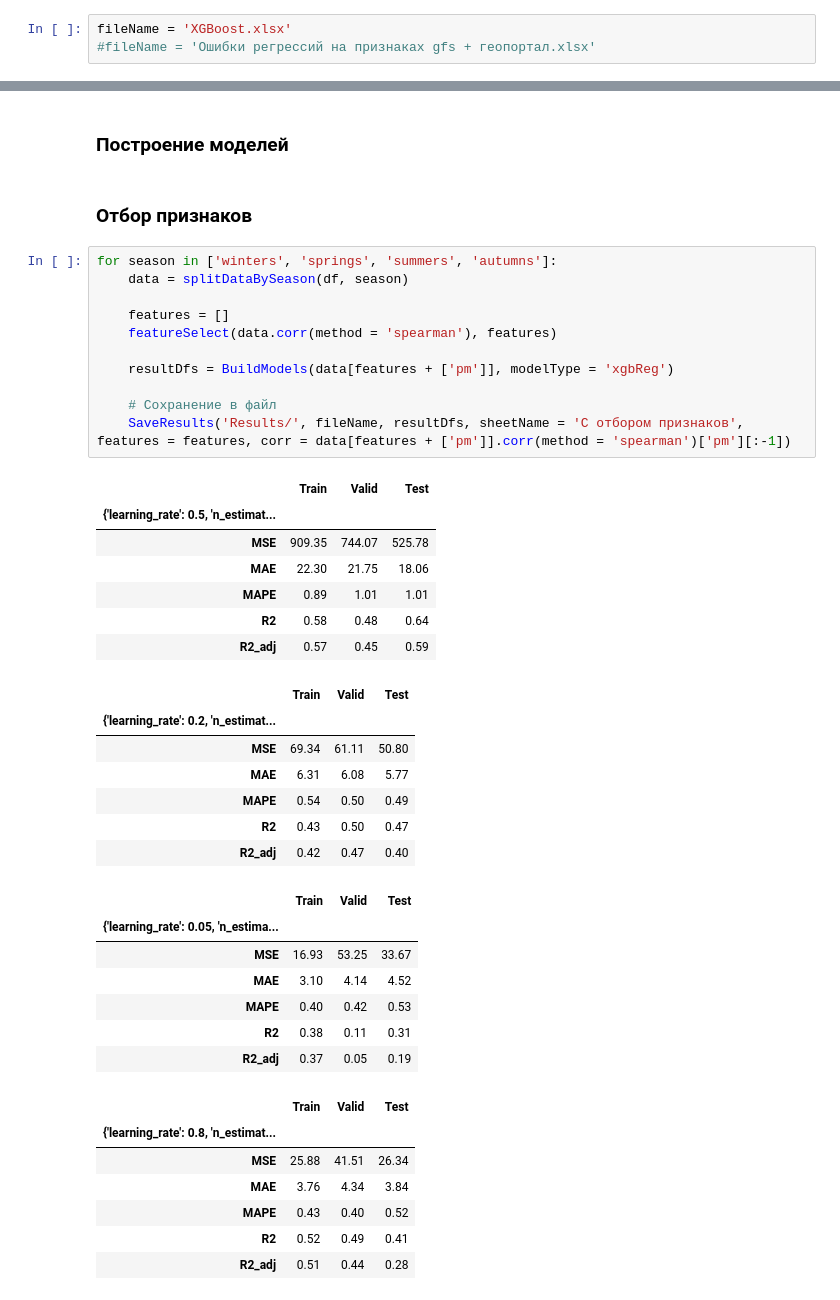
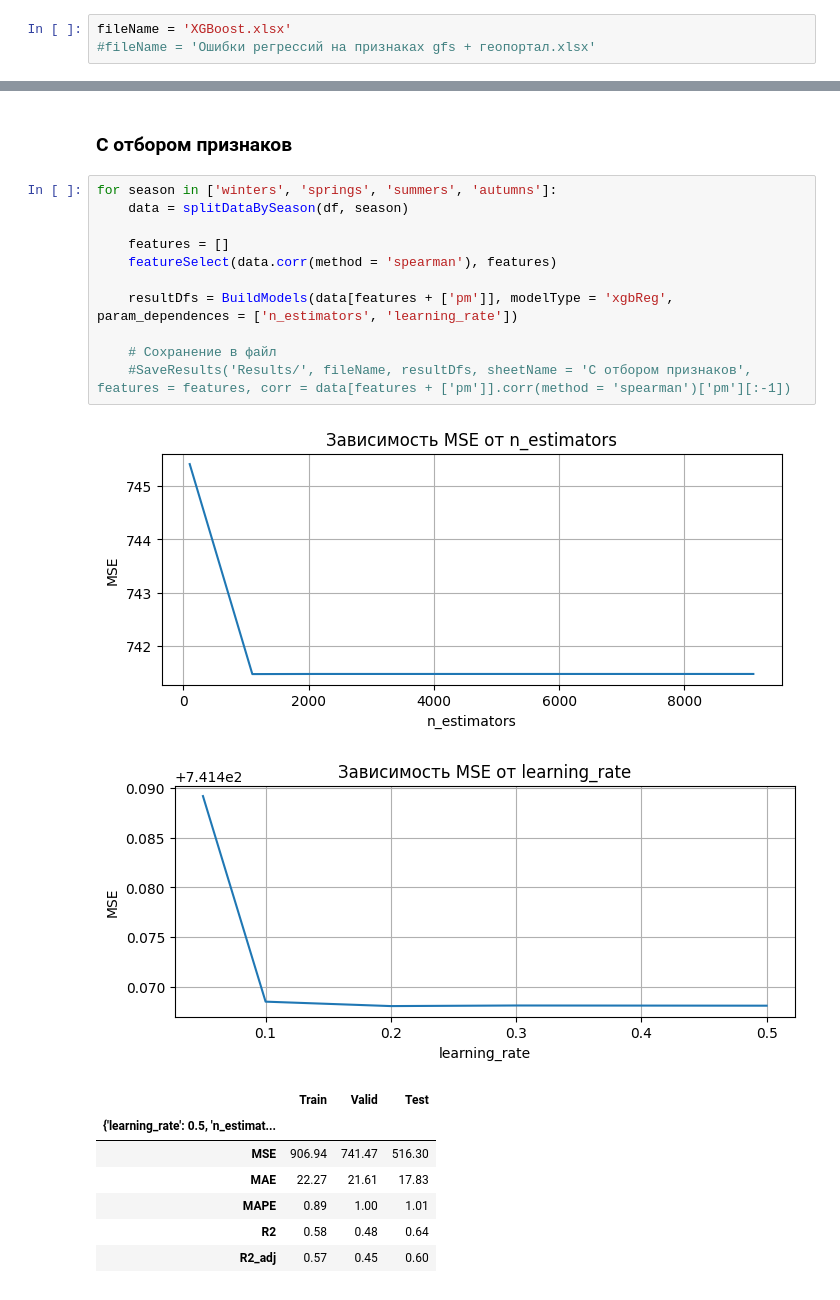
Before and after one commit to Nikita-Lev/Forecasting-PM-2.5-in-the-atmosphere-of-Krasnoyarsk, a Jupyter notebook: PCA/Regressions.ipynb, the cells around one changed output, grey strips where cells are left out. Saved outputs shown, nothing was run; the diff lists cells and outputs as text.

```diff
--- a/PCA/Regressions.ipynb
+++ b/PCA/Regressions.ipynb
@@ -177,44 +126,23 @@ Traceback (most recent call last):
-# %% [markdown]
-### Построение моделей
 # %% [markdown]
-### Отбор признаков
+### С отбором признаков
-# %%
-for season in ['winters', 'springs', 'summers', 'autumns']:
-    data = splitDataBySeason(df, season)
-
-    features = []
-    featureSelect(data.corr(method = 'spearman'), features)
-
-    resultDfs = BuildModels(data[features + ['pm']], modelType = 'xgbReg')
-
-    # Сохранение в файл
-    SaveResults('Results/', fileName, resultDfs, sheetName = 'С отбором признаков', features = features, corr = data[features + ['pm']].corr(method = 'spearman')['pm'][:-1])
-# %% [output]
-|  | Train | Valid | Test |
-| {'learning_rate': 0.5, 'n_estimat... |  |  |  |
-| MSE | 909.35 | 744.07 | 525.78 |
-| MAE | 22.30 | 21.75 | 18.06 |
-| MAPE | 0.89 | 1.01 | 1.01 |
-| R2 | 0.58 | 0.48 | 0.64 |
-| R2_adj | 0.57 | 0.45 | 0.59 |
-|  | Train | Valid | Test |
-| {'learning_rate': 0.2, 'n_estimat... |  |  |  |
-| MSE | 69.34 | 61.11 | 50.80 |
-| MAE | 6.31 | 6.08 | 5.77 |
-| MAPE | 0.54 | 0.50 | 0.49 |
-| R2 | 0.43 | 0.50 | 0.47 |
-| R2_adj | 0.42 | 0.47 | 0.40 |
-|  | Train | Valid | Test |
-| {'learning_rate': 0.05, 'n_estima... |  |  |  |
-| MSE | 16.93 | 53.25 | 33.67 |
-| MAE | 3.10 | 4.14 | 4.52 |
-| MAPE | 0.40 | 0.42 | 0.53 |
-| R2 | 0.38 | 0.11 | 0.31 |
-| R2_adj | 0.37 | 0.05 | 0.19 |
-|  | Train | Valid | Test |
-| {'learning_rate': 0.8, 'n_estimat... |  |  |  |
-| MSE | 25.88 | 41.51 | 26.34 |
-| MAE | 3.76 | 4.34 | 3.84 |
-| MAPE | 0.43 | 0.40 | 0.52 |
-| R2 | 0.52 | 0.49 | 0.41 |
-| R2_adj | 0.51 | 0.44 | 0.28 |
+# %%
+for season in ['winters', 'springs', 'summers', 'autumns']:
+    data = splitDataBySeason(df, season)
+
+    features = []
+    featureSelect(data.corr(method = 'spearman'), features)
+
+    resultDfs = BuildModels(data[features + ['pm']], modelType = 'xgbReg', param_dependences = ['n_estimators', 'learning_rate'])
+
+    # Сохранение в файл
+    #SaveResults('Results/', fileName, resultDfs, sheetName = 'С отбором признаков', features = features, corr = data[features + ['pm']].corr(method = 'spearman')['pm'][:-1])
+# %% [output]
+[figure, added]
+[figure, added]
+|  | Train | Valid | Test |
+| {'learning_rate': 0.5, 'n_estimat... |  |  |  |
+| MSE | 906.94 | 741.47 | 516.30 |
+| MAE | 22.27 | 21.61 | 17.83 |
+| MAPE | 0.89 | 1.00 | 1.01 |
+| R2 | 0.58 | 0.48 | 0.64 |
+| R2_adj | 0.57 | 0.45 | 0.60 |
```
Also changed, not shown: parts of 6 cells of this notebook, 2 other files.
